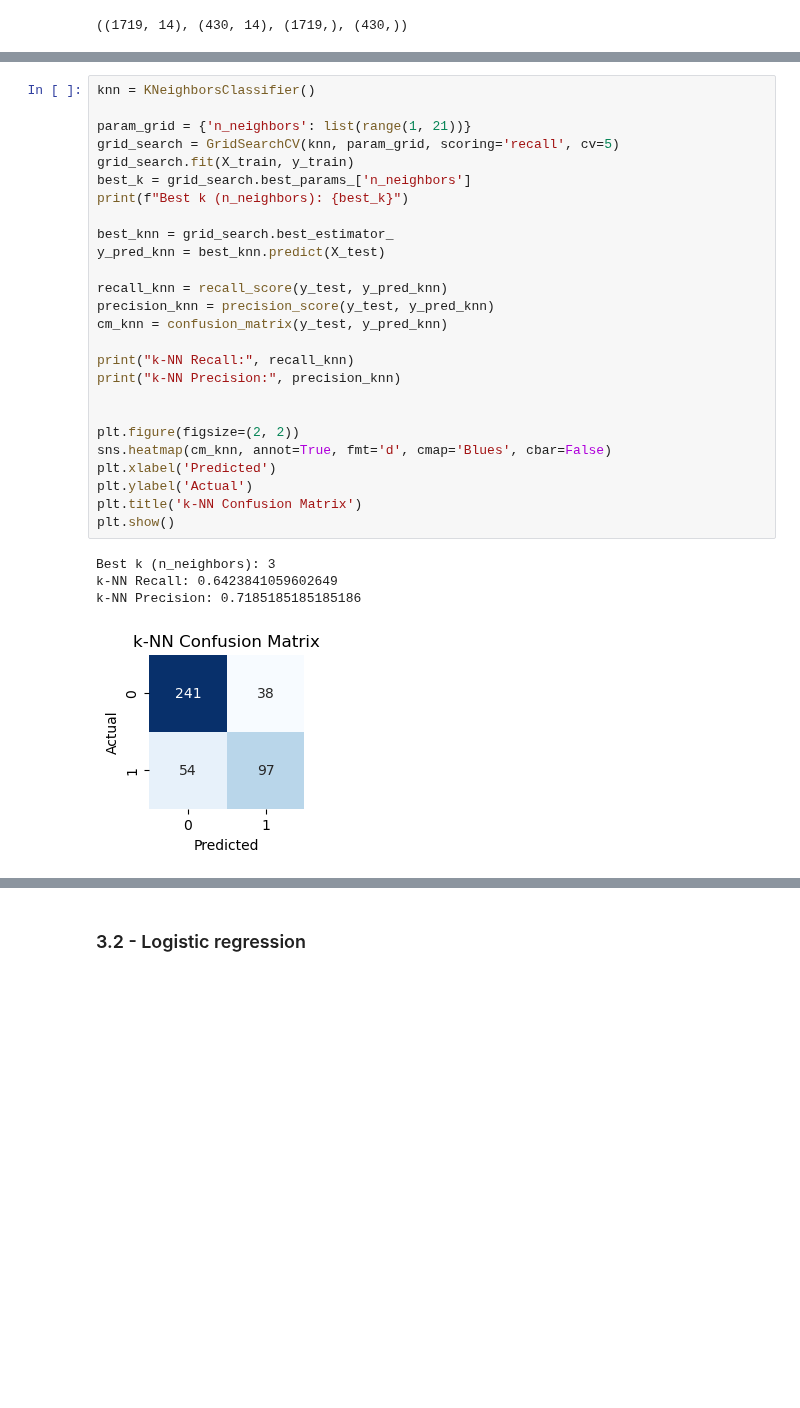
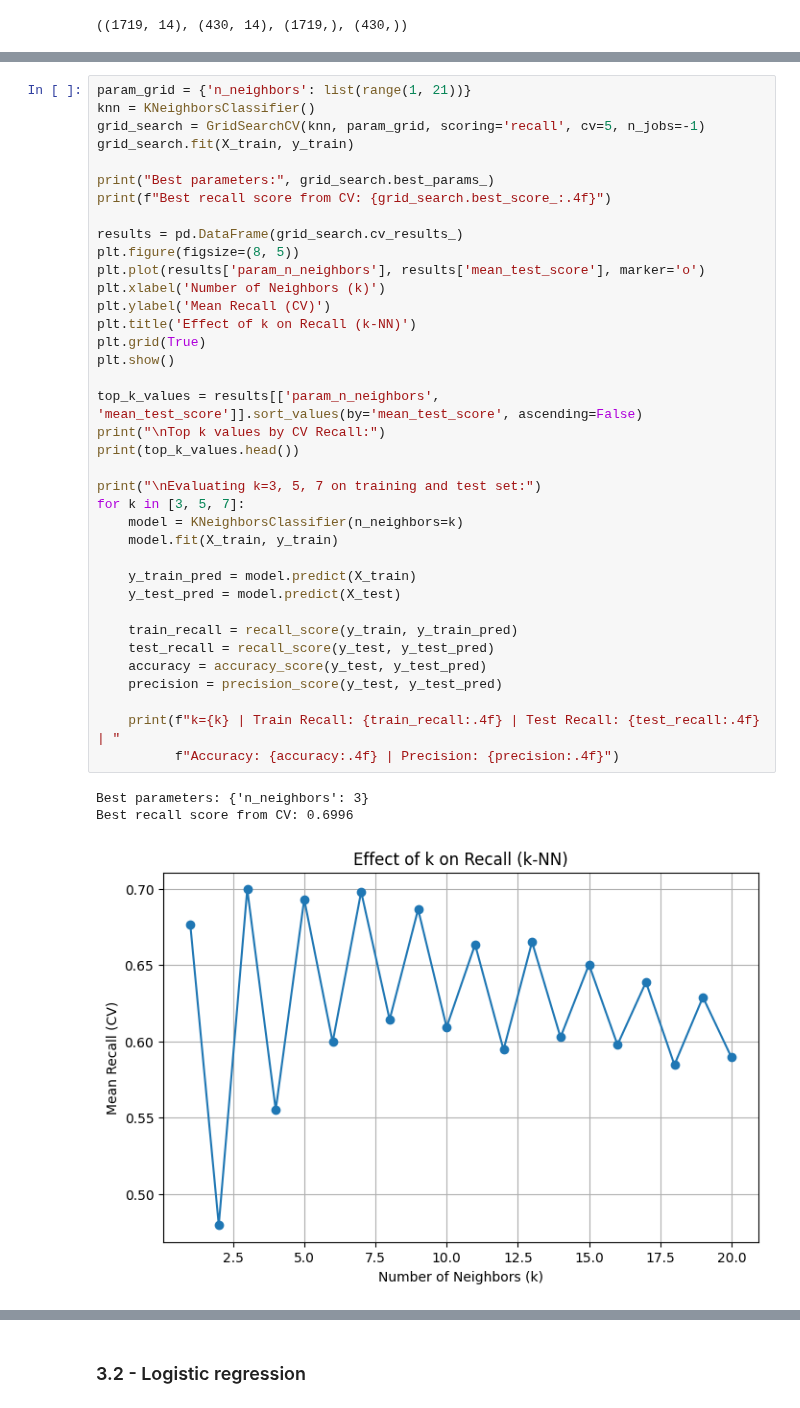
Before and after one commit to treite/classificationGroupwork, a Jupyter notebook: projectPart2.ipynb, the cells around one changed output, grey strips where cells are left out. Saved outputs shown, nothing was run; the diff lists cells and outputs as text; blank space fills up the shorter version.

```diff
--- a/projectPart2.ipynb
+++ b/projectPart2.ipynb
@@ -68,31 +75,41 @@ However, to better understand the types of errors the model makes, we also inclu
 # %%
+param_grid = {'n_neighbors': list(range(1, 21))}
 knn = KNeighborsClassifier()
+grid_search = GridSearchCV(knn, param_grid, scoring='recall', cv=5, n_jobs=-1)
+grid_search.fit(X_train, y_train)
 
-param_grid = {'n_neighbors': list(range(1, 21))}
-grid_search = GridSearchCV(knn, param_grid, scoring='recall', cv=5)
-grid_search.fit(X_train, y_train)
-best_k = grid_search.best_params_['n_neighbors']
-print(f"Best k (n_neighbors): {best_k}")
+print("Best parameters:", grid_search.best_params_)
+print(f"Best recall score from CV: {grid_search.best_score_:.4f}")
 
-best_knn = grid_search.best_estimator_
-y_pred_knn = best_knn.predict(X_test)
+results = pd.DataFrame(grid_search.cv_results_)
+plt.figure(figsize=(8, 5))
+plt.plot(results['param_n_neighbors'], results['mean_test_score'], marker='o')
+plt.xlabel('Number of Neighbors (k)')
+plt.ylabel('Mean Recall (CV)')
+plt.title('Effect of k on Recall (k-NN)')
+plt.grid(True)
+plt.show()
 
-recall_knn = recall_score(y_test, y_pred_knn)
-precision_knn = precision_score(y_test, y_pred_knn)
-cm_knn = confusion_matrix(y_test, y_pred_knn)
+top_k_values = results[['param_n_neighbors', 'mean_test_score']].sort_values(by='mean_test_score', ascending=False)
+print("\nTop k values by CV Recall:")
+print(top_k_values.head())
 
-print("k-NN Recall:", recall_knn)
-print("k-NN Precision:", precision_knn)
+print("\nEvaluating k=3, 5, 7 on training and test set:")
+for k in [3, 5, 7]:
+    model = KNeighborsClassifier(n_neighbors=k)
+    model.fit(X_train, y_train)
 
+    y_train_pred = model.predict(X_train)
+    y_test_pred = model.predict(X_test)
 
-plt.figure(figsize=(2, 2))
-sns.heatmap(cm_knn, annot=True, fmt='d', cmap='Blues', cbar=False)
-plt.xlabel('Predicted')
-plt.ylabel('Actual')
-plt.title('k-NN Confusion Matrix')
-plt.show()
+    train_recall = recall_score(y_train, y_train_pred)
+    test_recall = recall_score(y_test, y_test_pred)
+    accuracy = accuracy_score(y_test, y_test_pred)
+    precision = precision_score(y_test, y_test_pred)
+
+    print(f"k={k} | Train Recall: {train_recall:.4f} | Test Recall: {test_recall:.4f} | "
+          f"Accuracy: {accuracy:.4f} | Precision: {precision:.4f}")
 # %% [output]
-Best k (n_neighbors): 3
-k-NN Recall: 0.6423841059602649
-k-NN Precision: 0.7185185185185186
+Best parameters: {'n_neighbors': 3}
+Best recall score from CV: 0.6996
-[figure, old version]
+[figure, new version]
```
Also changed, not shown: parts of 28 cells of this notebook.
